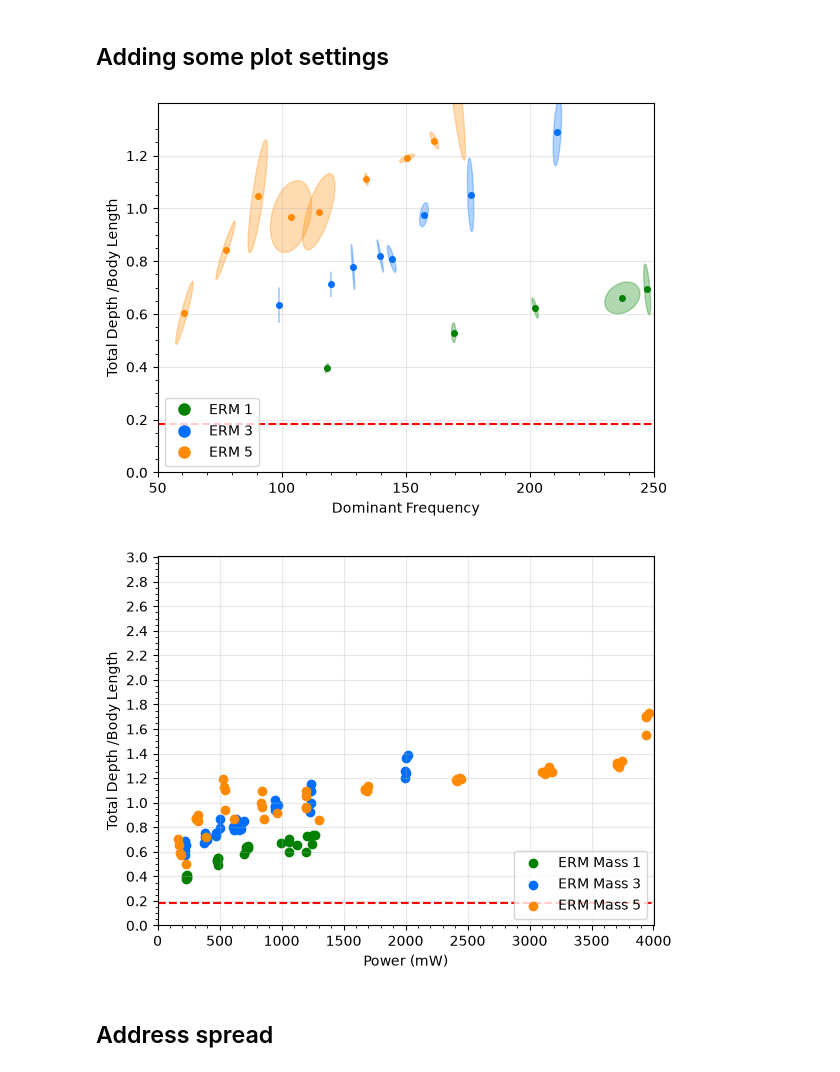
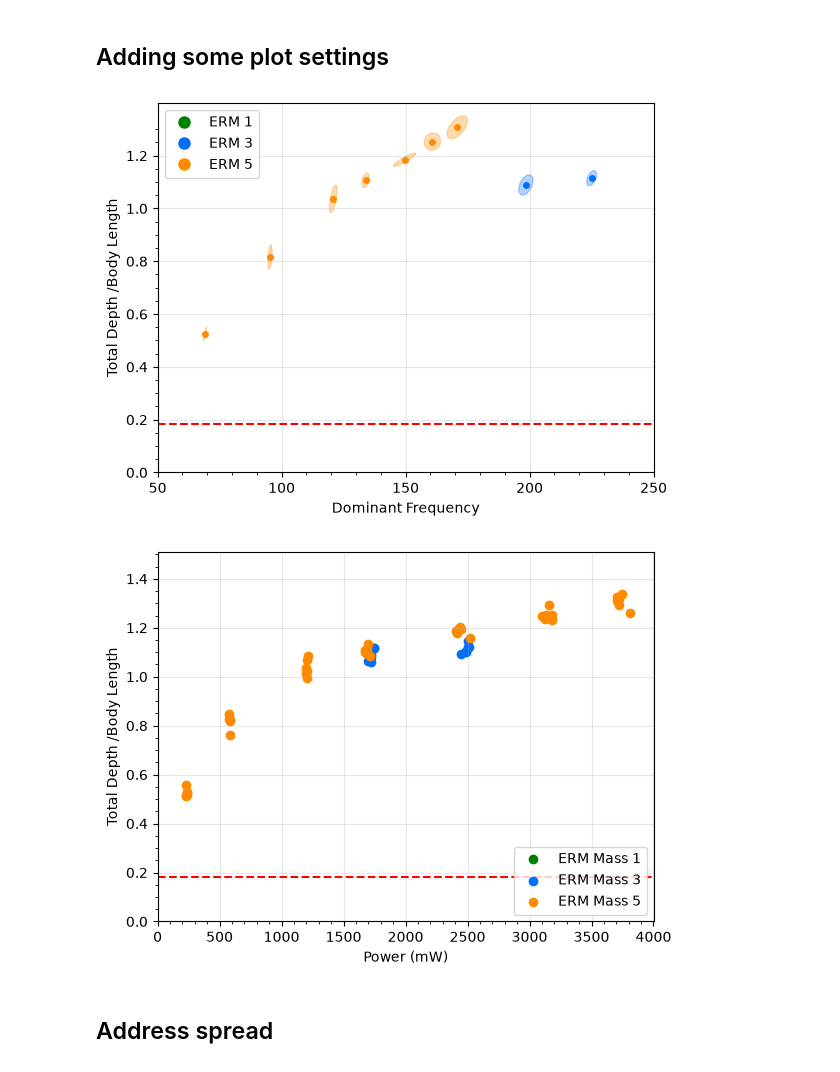
Before and after one commit to OzzysMess/clamming, a Jupyter notebook: master_notes.ipynb, the cells around one changed output. Cells and saved outputs as stored; diff of their text form; code cells hidden in the pictures.

```diff
--- a/master_notes.ipynb
+++ b/master_notes.ipynb
@@ -65,7 +65,7 @@ import pandas as pd
 import trim_data_file
 probe_length = 60.2
 
-source_csv = r"Data\frequencyVdepth7.csv"
+source_csv = r"Data\frequencyVdepth8.csv"
 trimmed_csv = Path(re.sub(r"(\.csv)$", r"_trimmed\1", source_csv))
 
 trim_data_file.trim_csv_to_consistent_format(source_csv, trimmed_csv)
@@ -238,33 +238,33 @@ ax.set_xticks(np.arange(50, pf+b, 10), minor=True)
 ax.axhline(y=sd/probe_length, color='red', linestyle='--', label='starting depth')
 plt.show()
 # %% [output]
-[figure, old version]
+[figure, new version]
 # %%
 # Power vs Depth
-a = 1.7
+a = 0.2
 b = 2600.0
 
 ax = plot_mass_scatter(
     data,
     lambda subset, mass: subset["Power (mW)"].astype(float),
     lambda subset, mass: subset["Total Depth (mm)"].astype(float) / probe_length,
     "Power (mW)",
     "Total Depth /Body Length",
     xlim=(0, pp+b),
     ylim=(0, pld+a),
     legend_loc="lower right",
     confidence_ellipse=0,
 )
 
 ax.set_yticks(np.arange(0, pld+a, 0.2))
 ax.set_yticks(np.arange(0, pld+a, 0.2/4), minor=True)
 ax.set_xticks(np.arange(0, pp+b, 500))
 ax.set_xticks(np.arange(0, pp+b, 100), minor=True)
 ax.axhline(y=sd/probe_length, color='red', linestyle='--', label='starting depth')
 
 plt.show()
 # %% [output]
-[figure, old version]
+[figure, new version]
 # %% [markdown]
 ## Address spread
 # %%
```
Also changed, not shown: parts of 6 cells of this notebook, 2 other files.
